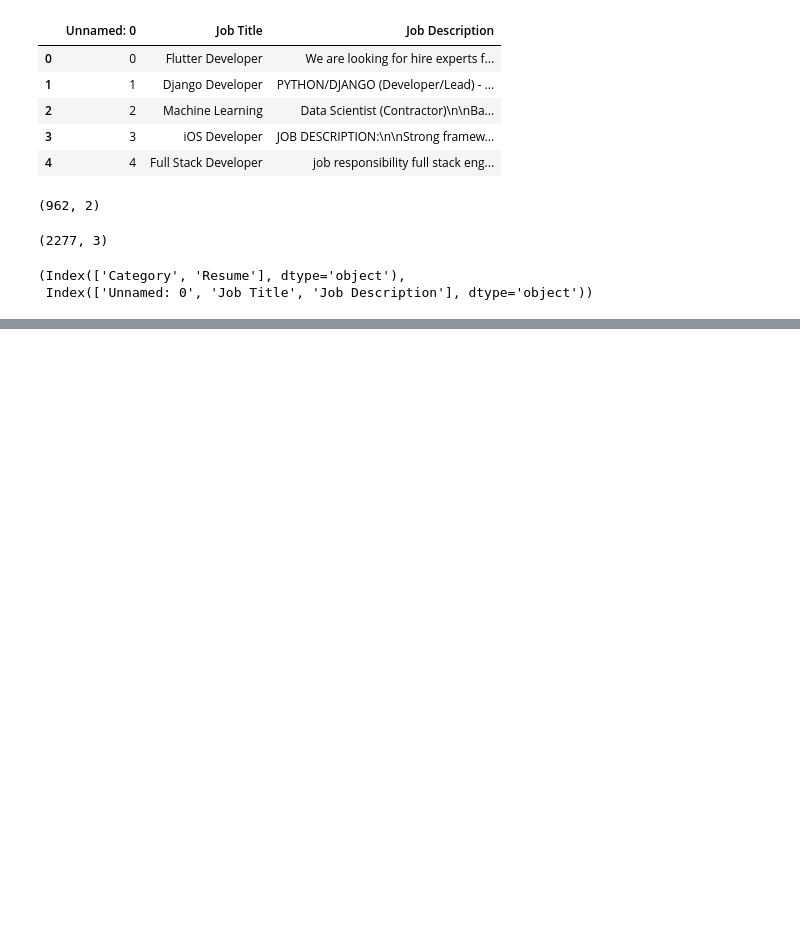
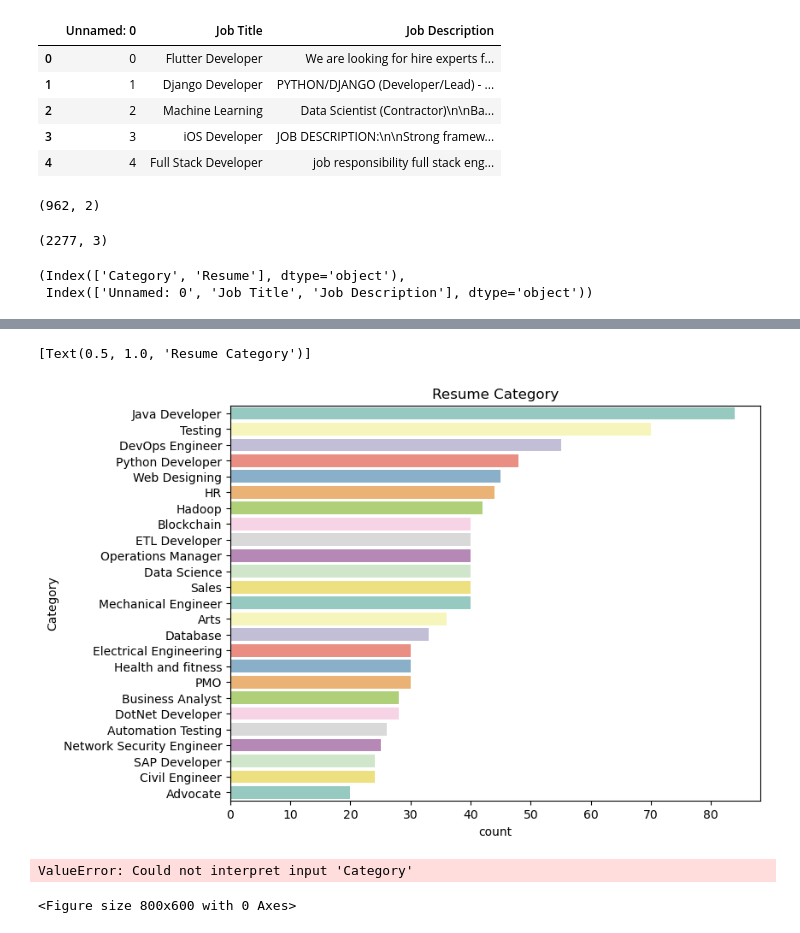
Before and after one commit to senghok510/Resume_matching, a Jupyter notebook: notebooks/data_preprocessing.ipynb, the cells around one changed output, grey strips where cells are left out. Drawn from its saved outputs; the diff is of its cells as text; code cells hidden in the pictures; blank space fills up the shorter version.

Commit message:
data_preprocessing changed

```diff
--- a/notebooks/data_preprocessing.ipynb
+++ b/notebooks/data_preprocessing.ipynb
@@ -61,0 +129,14 @@ resume.columns , job.columns
+# %%
+import seaborn as sns
+plt.figure(figsize=(8,6))
+sns.countplot(y="Category" , palette="Set3", data=resume, order = resume['Category'].value_counts().index).set(title='Resume Category')
+# %% [output]
+[Text(0.5, 1.0, 'Resume Category')]
+[figure, added]
+# %%
+import seaborn as sns
+plt.figure(figsize=(8,6))
+sns.countplot(y="Job_title" , palette="Set3", data=job, order = job['Job_title'].value_counts().index).set(title='Job Post')
+# %% [output]
+ValueError: Could not interpret input 'Category'
+<Figure size 800x600 with 0 Axes>
```
Also changed, not shown: parts of 5 cells of this notebook.
